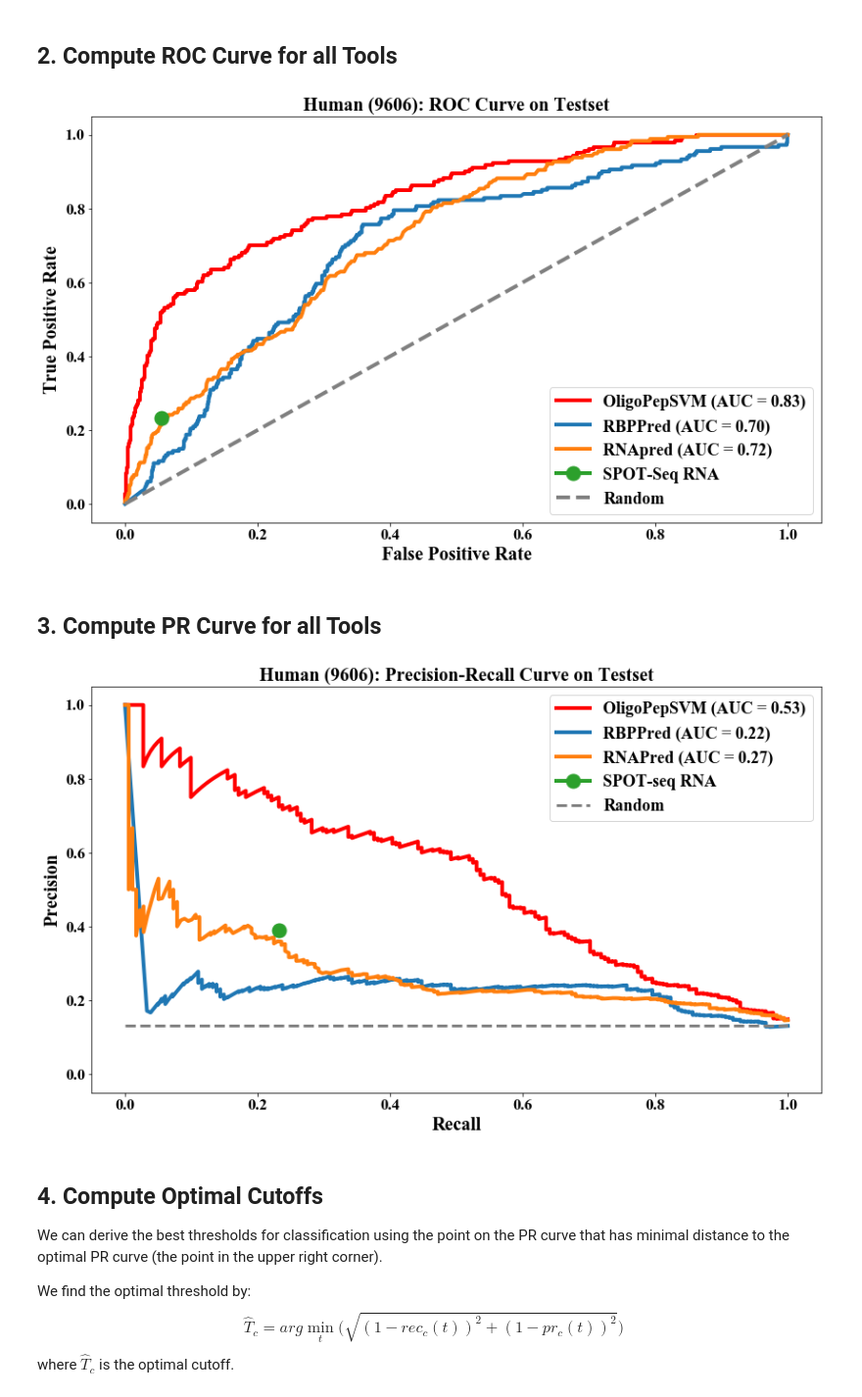
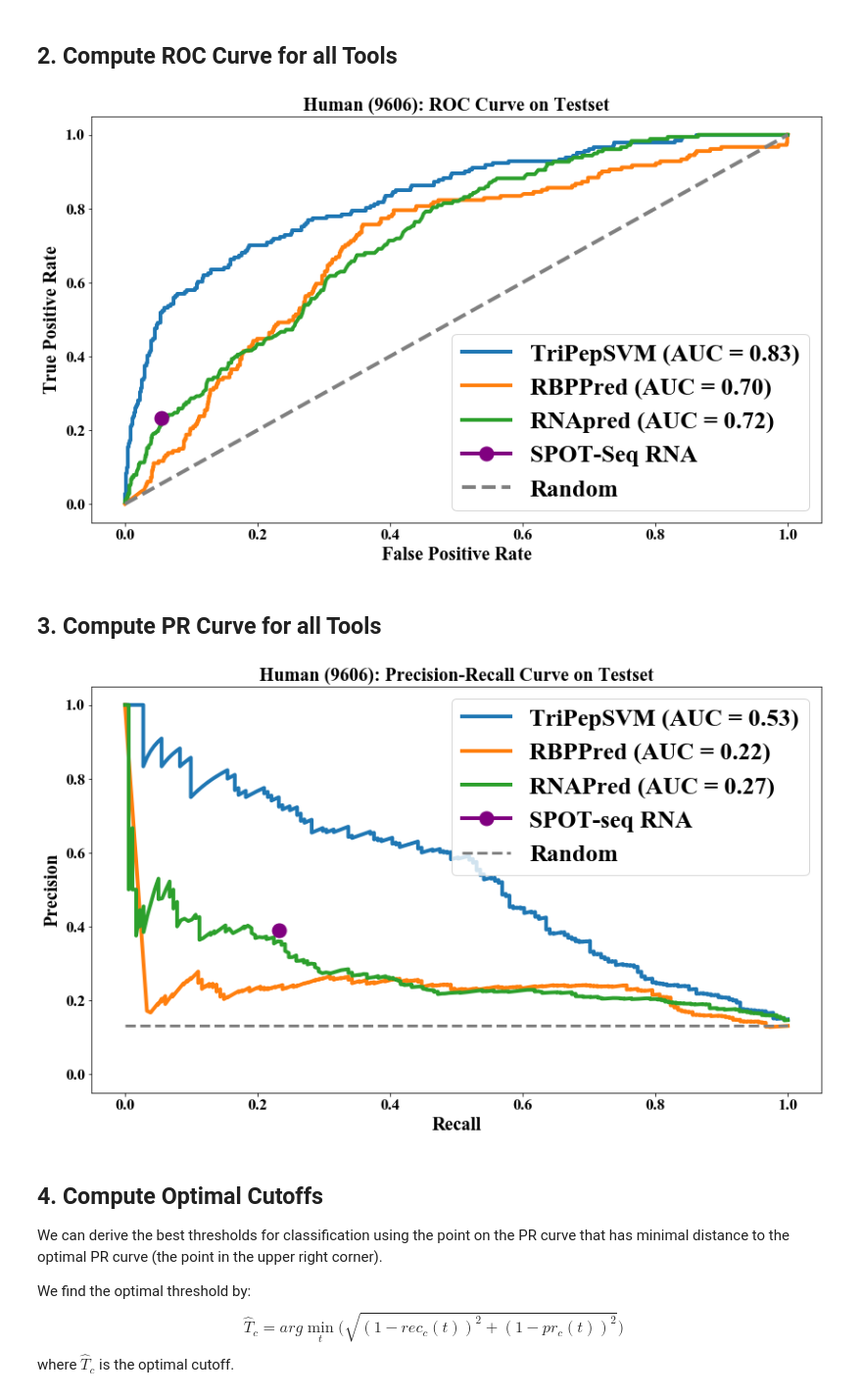
Before and after one commit to marsicoLab/TriPepSVM, a Jupyter notebook: paper/figure_2/performance_comparison.ipynb, the cells around one changed output. Shown: that part at 98% size. Cells and saved outputs as stored; diff of their text form; code cells hidden in the pictures.

Commit message:
Performance plots with corrected name for our tool and bigger captions.

```diff
--- a/paper/figure_2/performance_comparison.ipynb
+++ b/paper/figure_2/performance_comparison.ipynb
@@ -37,21 +40,23 @@ Loaded predictions for 181 RBPs and 1204 NRBPs
 ### 1.2 Load performance of RBPPred
 # %%
 # RBPPred
-rbppred_pos = pd.read_csv('../data/test/RBPPred/RBP_{}.RBPPred.pred.txt'.format(taxon), sep='\t', header=None, names=['Score', 'Class'])
+rbppred_pos = pd.read_csv('../data/test/RBPPred/RBP_{}.RBPPred.pred.temp'.format(taxon), sep='\t')
 rbppred_pos['Label'] = 1
-rbppred_neg = pd.read_csv('../data/test/RBPPred/NRBP_{}.RBPPred.pred.txt'.format(taxon), sep='\t', header=None, names=['Score', 'Class'])
+rbppred_neg = pd.read_csv('../data/test/RBPPred/NRBP_{}.RBPPred.pred.temp'.format(taxon), sep='\t')
 rbppred_neg['Label'] = -1
 rbppred_test_all = pd.concat((rbppred_pos, rbppred_neg))
-print ("Loaded predictions for {} RBPs and {} NRBPs".format(rbppred_pos.shape[0], rbppred_neg.shape[0]))
+print ("Loaded predictions for {} RBPs and {} NRBPs".format(rbppred_pos.shape[0], rbppred_neg.shape[0]))#
 # %% [output]
 Loaded predictions for 181 RBPs and 1204 NRBPs
 # %% [markdown]
 ### 1.3 Load performance of RNApred
 # %%
 # RNApred
-rnapred_pos = pd.read_csv('../data/test/RNAPred/RBP_{}.RNAPred.pred.temp'.format(taxon), sep='\t', header=0, names=['Name', 'Score', 'Class'])
+rnapred_pos = pd.read_csv('../data/test/RNAPred/RBP_{}.RNAPred.pred.txt'.format(taxon), sep='\t',
+                          header=0, names=['Name', 'Score', 'Class'])
 rnapred_pos['Label'] = 1
-rnapred_neg = pd.read_csv('../data/test/RNAPred/NRBP_{}.RNAPred.pred.temp'.format(taxon), sep='\t', header=0, names=['Name', 'Score', 'Class'])
+rnapred_neg = pd.read_csv('../data/test/RNAPred/NRBP_{}.RNAPred.pred.txt'.format(taxon), sep='\t',
+                          header=0, names=['Name', 'Score', 'Class'])
 rnapred_neg['Label'] = -1
 rnapred_test_all = pd.concat((rnapred_pos, rnapred_neg))
 print ("Loaded predictions for {} RBPs and {} NRBPs".format(rnapred_pos.shape[0], rnapred_neg.shape[0]))
@@ -61,10 +66,12 @@ Loaded predictions for 178 RBPs and 1203 NRBPs
 ### 1.4 Load performance of SPOT-seq-RNA
 # %%
 # SPOT-seq-RNA
-spot_pos = pd.read_csv('../data/test/SpotSeqRna/RBP_{}.SpotSeqRna.pred.txt'.format(taxon), sep='\t\t', header=None, names=['Name', 'Class'])
+spot_pos = pd.read_csv('../data/test/SpotSeqRna/RBP_{}.SpotSeqRna.pred.txt'.format(taxon), sep='\t\t',
+                       header=None, names=['Name', 'Class'])
 spot_pos['Score'] = spot_pos.Class == 'RNA-binding protein'
 spot_pos['Label'] = 1
-spot_neg = pd.read_csv('../data/test/SpotSeqRna/NRBP_{}.SpotSeqRna.pred.txt'.format(taxon), sep='\t\t', header=None, names=['Name', 'Class'])
+spot_neg = pd.read_csv('../data/test/SpotSeqRna/NRBP_{}.SpotSeqRna.pred.txt'.format(taxon), sep='\t\t',
+                       header=None, names=['Name', 'Class'])
 spot_neg['Score'] = spot_neg.Class == 'RNA-binding protein'
 spot_neg['Label'] = 0
 spot_test_all = pd.concat((spot_pos, spot_neg))
@@ -78,7 +85,7 @@ linewidth = 4
 labelfontsize = 20
 ticksize = 17
 
-# OligoPepSVM
+# TriPepSVM
 fpr, tpr, thresholds = roc_curve(y_score=test_res.Score, y_true=test_res.Label)
 roc_auc = roc_auc_score(y_score=test_res.Score, y_true=test_res.Label)
 
@@ -92,25 +99,30 @@ rnapred_roc_auc = roc_auc_score(y_score=rnapred_test_all.Score, y_true=rnapred_t
 
 # SPOT-seq
 spot_fpr, spot_tpr, t_spot = roc_curve(y_score=spot_test_all.Score, y_true=spot_test_all.Label)
-#spot_roc_auc = roc_auc_score(y_score=spot_test_all.Score, y_true=spot_test_all.Label)
+spot_roc_auc = roc_auc_score(y_score=spot_test_all.Score, y_true=spot_test_all.Label)
 
 fig = plt.figure(figsize=(14, 8))
-plt.plot(fpr, tpr, lw=linewidth, label='OligoPepSVM (AUC = {0:.2f})'.format(roc_auc), color='red')
+plt.plot(fpr, tpr, lw=linewidth, label='TriPepSVM (AUC = {0:.2f})'.format(roc_auc))
 plt.plot(rbppred_fpr, rbppred_tpr, lw=linewidth, label='RBPPred (AUC = {0:.2f})'.format(rbppred_roc_auc))
 plt.plot(rnapred_fpr, rnapred_tpr, lw=linewidth, label='RNApred (AUC = {0:.2f})'.format(rnapred_roc_auc))
-plt.plot(spot_fpr[-2], spot_tpr[-2], markersize=15, marker='o', lw=linewidth, label='SPOT-Seq RNA') # second last point is the only non-inferred one
+plt.plot(spot_fpr[-2], spot_tpr[-2], markersize=15, marker='o', lw=linewidth, label='SPOT-Seq RNA', color='purple') # second last point is the only non-inferred one
 plt.plot([0, 1], [0, 1], color='gray', lw=linewidth, linestyle='--', label='Random')
 
 plt.xlabel('False Positive Rate', fontsize=labelfontsize)
 plt.ylabel('True Positive Rate', fontsize=labelfontsize)
 plt.tick_params(axis='both', labelsize=ticksize)
 #plt.title('Performance: ROC Curve ({})'.format(taxon), fontsize=labelfontsize)
-plt.title('{} ({}): ROC Curve on Testset'.format('Human' if taxon==9606 else 'Salmonella', taxon),
+species_name = 'Human'
+if taxon == 561:
+    species_name = 'E.Coli'
+elif taxon == 590:
+    species_name = 'Salmonella'
+plt.title('{} ({}): ROC Curve on Testset'.format(species_name, taxon),
           fontsize=labelfontsize)
-plt.legend(loc='lower right', prop={'size': 18})
+plt.legend(loc='lower right', prop={'size': 26})
 fig.savefig('roc_curve_testset_{}.pdf'.format(taxon))
 # %% [output]
-[figure, old version]
+[figure, new version]
 # %% [markdown]
 ## 3. Compute PR Curve for all Tools
 # %%
@@ -127,39 +139,39 @@ zero_idx_oli = (np.abs(thresholds)).argmin() # our initial cutoff is 0
 rbppred_pr, rbppred_rec, t_pr_rbppr = precision_recall_curve(probas_pred=rbppred_test_all.Score, y_true=rbppred_test_all.Label)
 rbppred_pr_auc = average_precision_score(y_score=rbppred_test_all.Score, y_true=rbppred_test_all.Label)
 zero_idx_rbp = (np.abs(t_pr_rbppr - 0.5)).argmin() # probabilities and cutoff is 0.5
 
 # RNApred
 rnapred_pr, rnapred_rec, t_pr_rnapr = precision_recall_curve(probas_pred=rnapred_test_all.Score, y_true=rnapred_test_all.Label)
 rnapred_pr_auc = average_precision_score(y_score=rnapred_test_all.Score, y_true=rnapred_test_all.Label)
 zero_idx_rna = (np.abs(t_pr_rnapr + 0.2)).argmin() # cutoff is -0.2
 
 # SPOT-seq RNA
 spot_pr, spot_rec, t_pr_spot = precision_recall_curve(probas_pred=spot_test_all.Score, y_true=spot_test_all.Label)
-#spot_pr_auc = average_precision_score(y_score=spot_test_all.Score, y_true=spot_test_all.Label)
+spot_pr_auc = average_precision_score(y_score=spot_test_all.Score, y_true=spot_test_all.Label)
 
 fig = plt.figure(figsize=(14, 8))
-plt.plot(rec, pr, lw=linewidth, label='OligoPepSVM (AUC = {0:.2f})'.format(pr_auc), color='red')
+plt.plot(rec, pr, lw=linewidth, label='TriPepSVM (AUC = {0:.2f})'.format(pr_auc))
 plt.plot(rbppred_rec, rbppred_pr, lw=linewidth, label='RBPPred (AUC = {0:.2f})'.format(rbppred_pr_auc))#, color='darkgreen')
 plt.plot(rnapred_rec, rnapred_pr, lw=linewidth, label='RNAPred (AUC = {0:.2f})'.format(rnapred_pr_auc))#, color='darkred')
-plt.plot(spot_rec[1], spot_pr[1], markersize=15, lw=linewidth, marker='o', label='SPOT-seq RNA')
+plt.plot(spot_rec[1], spot_pr[1], markersize=15, lw=linewidth, marker='o', label='SPOT-seq RNA', color='purple')
 random_y = test_res[test_res.Label == 1].shape[0] / test_res.shape[0]
 plt.plot([0, 1], [random_y, random_y], color='gray', lw=3, linestyle='--', label='Random')
 
 # plot points for cutoff zero
 #plt.plot(rec[zero_idx_oli], pr[zero_idx_oli], marker='v', markersize=15, color='darkblue', lw=linewidth)
 #plt.plot(rbppred_rec[zero_idx_rbp], rbppred_pr[zero_idx_rbp], marker='v', markersize=15, color='darkgreen', lw=linewidth)
 #plt.plot(rnapred_rec[zero_idx_rna], rnapred_pr[zero_idx_rna], marker='v', markersize=15, color='darkred', lw=linewidth)
 
 plt.xlabel('Recall', fontsize=20)
 plt.ylabel('Precision', fontsize=20)
 plt.tick_params(axis='both', labelsize=ticksize)
-plt.title('{} ({}): Precision-Recall Curve on Testset'.format('Human' if taxon==9606 else 'Salmonella', taxon),
+plt.title('{} ({}): Precision-Recall Curve on Testset'.format(species_name, taxon),
           fontsize=labelfontsize)
-plt.legend(loc='upper right', prop={'size': 18})
+plt.legend(loc='upper right', prop={'size': 26})
 plt.ylim([-0.05, 1.05])
 fig.savefig('pr_curve_testset_{}.pdf'.format(taxon))
 # %% [output]
-[figure, old version]
+[figure, new version]
 # %% [markdown]
 ## 4. Compute Optimal Cutoffs
 We can derive the best thresholds for classification using the point on the PR curve that has minimal distance to the optimal PR curve (the point in the upper right corner).
```
Also changed, not shown: parts of 1 cell of this notebook.
